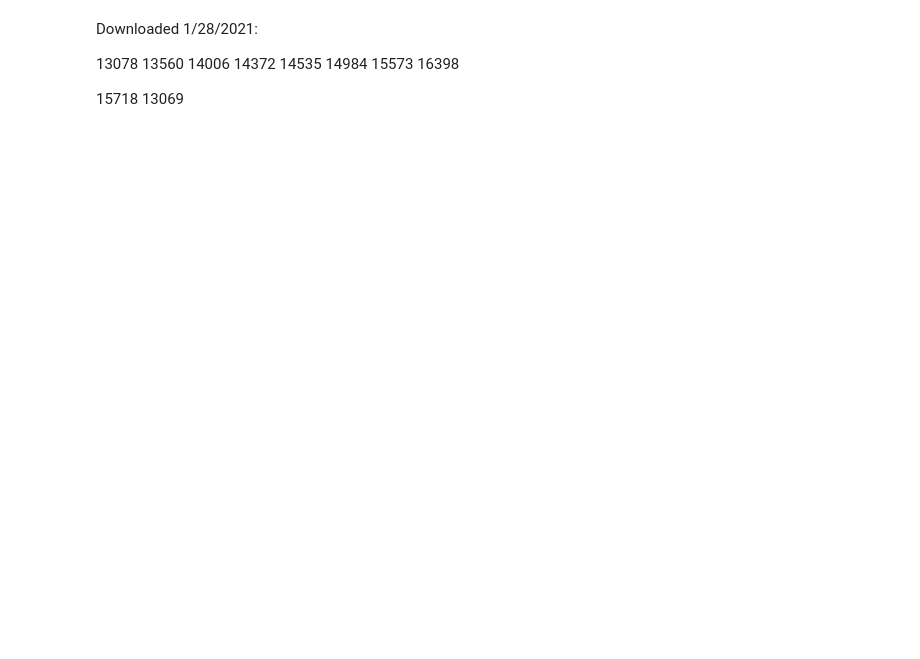
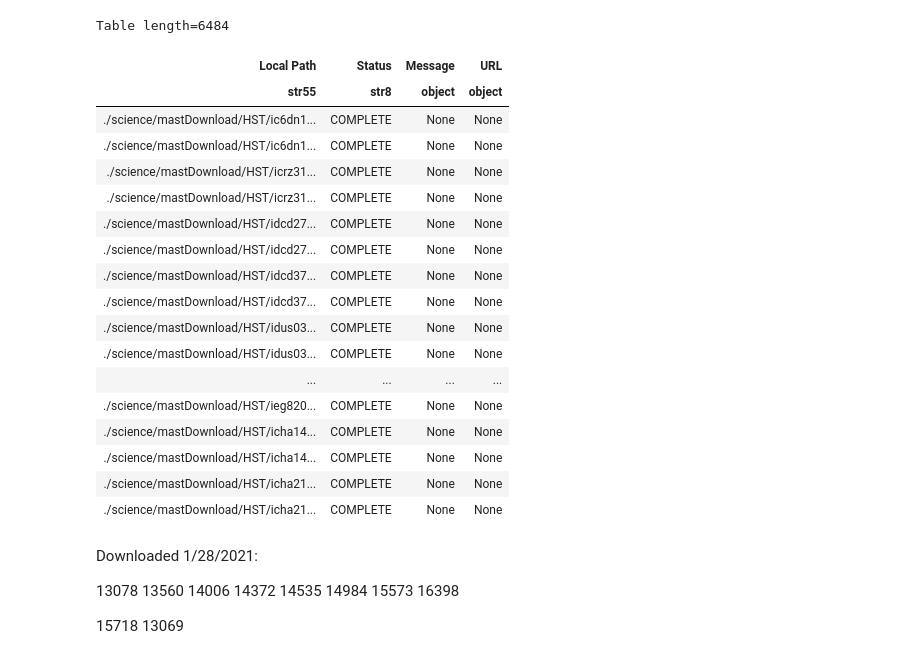
Before and after one commit to catherine-martlin/postflash_analysis, a Jupyter notebook: notebooks/postflash_data_gathering.ipynb, the cells around one changed output. Saved outputs shown, nothing was run; the diff lists cells and outputs as text; code cells hidden in the pictures; blank space fills up the shorter version.

```diff
--- a/notebooks/postflash_data_gathering.ipynb
+++ b/notebooks/postflash_data_gathering.ipynb
@@ -17,5 +17,6 @@ science_list = Observations.query_criteria(proposal_id=[13078,13560,14006,14372,
 
 science_list
 
-# Observations.download_products(science_list['obsid'], mrp_only=False, download_dir='./science',
-#                                productSubGroupDescription=['FLT', 'RAW'])
+Observations.download_products(science_list['obsid'], mrp_only=False, download_dir='./science',
+                                productSubGroupDescription=['FLC', 'RAW'])
+# %% [output]
@@ -22,3 +40,22 @@ science_list
+Table length=6484
+| Local Path | Status | Message | URL |
+| str55 | str8 | object | object |
+| ./science/mastDownload/HST/ic6dn1... | COMPLETE | None | None |
+| ./science/mastDownload/HST/ic6dn1... | COMPLETE | None | None |
+| ./science/mastDownload/HST/icrz31... | COMPLETE | None | None |
+| ./science/mastDownload/HST/icrz31... | COMPLETE | None | None |
+| ./science/mastDownload/HST/idcd27... | COMPLETE | None | None |
+| ./science/mastDownload/HST/idcd27... | COMPLETE | None | None |
+| ./science/mastDownload/HST/idcd37... | COMPLETE | None | None |
+| ./science/mastDownload/HST/idcd37... | COMPLETE | None | None |
+| ./science/mastDownload/HST/idus03... | COMPLETE | None | None |
+| ./science/mastDownload/HST/idus03... | COMPLETE | None | None |
+| ... | ... | ... | ... |
+| ./science/mastDownload/HST/ieg820... | COMPLETE | None | None |
+| ./science/mastDownload/HST/icha14... | COMPLETE | None | None |
+| ./science/mastDownload/HST/icha14... | COMPLETE | None | None |
+| ./science/mastDownload/HST/icha21... | COMPLETE | None | None |
+| ./science/mastDownload/HST/icha21... | COMPLETE | None | None |
 # %% [markdown]
 Downloaded 1/28/2021:
 
```
Also changed, not shown: parts of 7 cells of this notebook, 7 other files.
